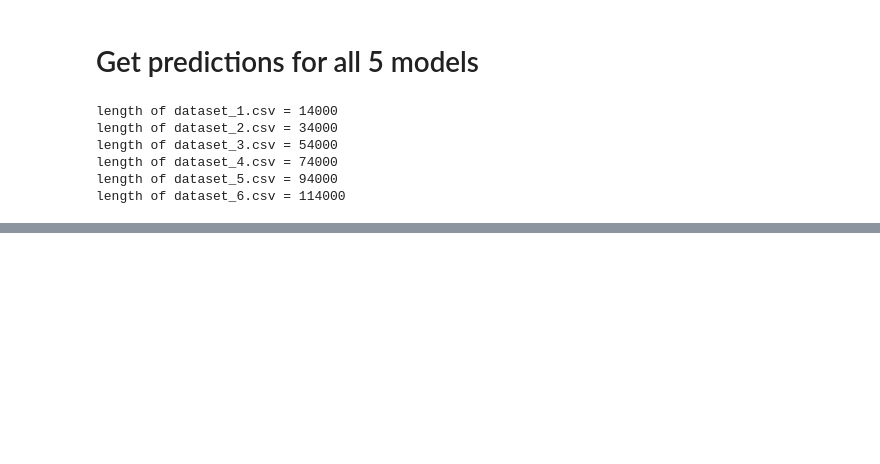
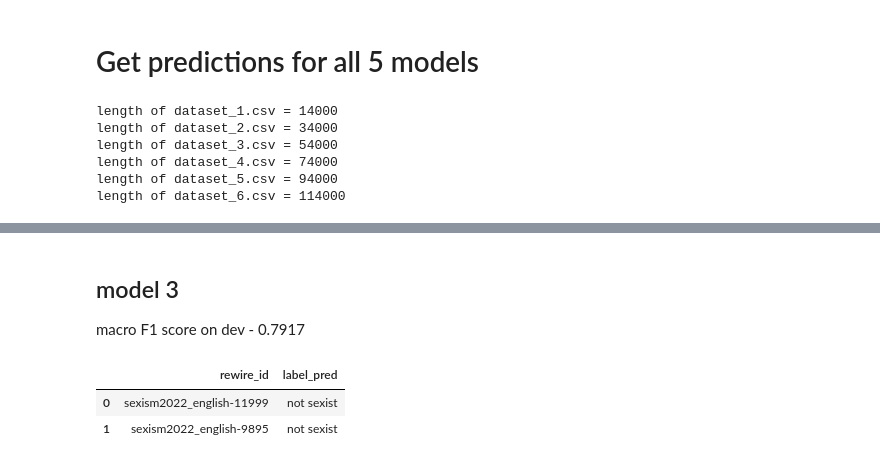
Before and after one commit to vitthal-bhandari/incremental-semi-supervised-training, a Jupyter notebook: Self training/Self_training_Task_A.ipynb, the cells around one changed output, grey strips where cells are left out. Saved outputs shown, nothing was run; the diff lists cells and outputs as text; code cells hidden in the pictures; blank space fills up the shorter version.

```diff
--- a/Self training/Self_training_Task_A.ipynb
+++ b/Self training/Self_training_Task_A.ipynb
@@ -318,0 +351,24 @@ print(len(test))
+# %% [markdown]
+## model 3
+
+macro F1 score on dev - 0.7917
+# %%
+model3 = ClassificationModel(
+    "bert", "iteration_2/checkpoint-6750-epoch-2"
+)
+
+dev_df3 = dev_df
+
+# Make predictions with the model
+predictions, raw_outputs = model3.predict(dev_df3["text"].to_list())
+
+dev_df3['label_pred'] = predictions
+dev_df3 = dev_df3[['rewire_id', 'label_pred']]
+
+dev_df3.to_csv('task_a_pred_1_model3.csv', index=False)
+
+dev_df3.head(2)
+# %% [output]
+|  | rewire_id | label_pred |
+| 0 | sexism2022_english-11999 | not sexist |
+| 1 | sexism2022_english-9895 | not sexist |
```
Also changed, not shown: parts of 11 cells of this notebook.
